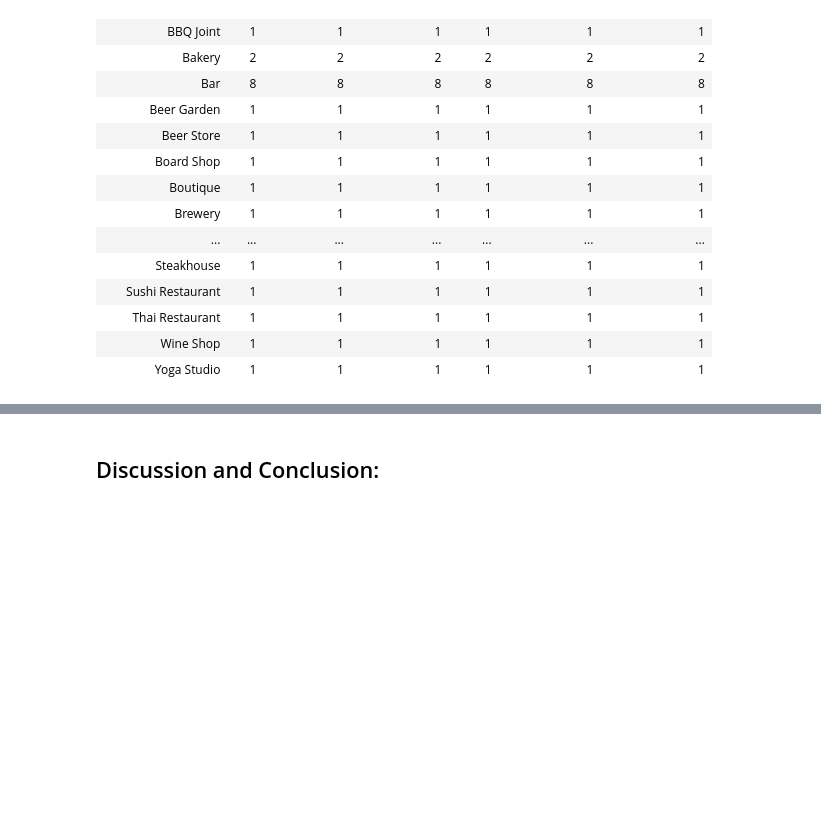
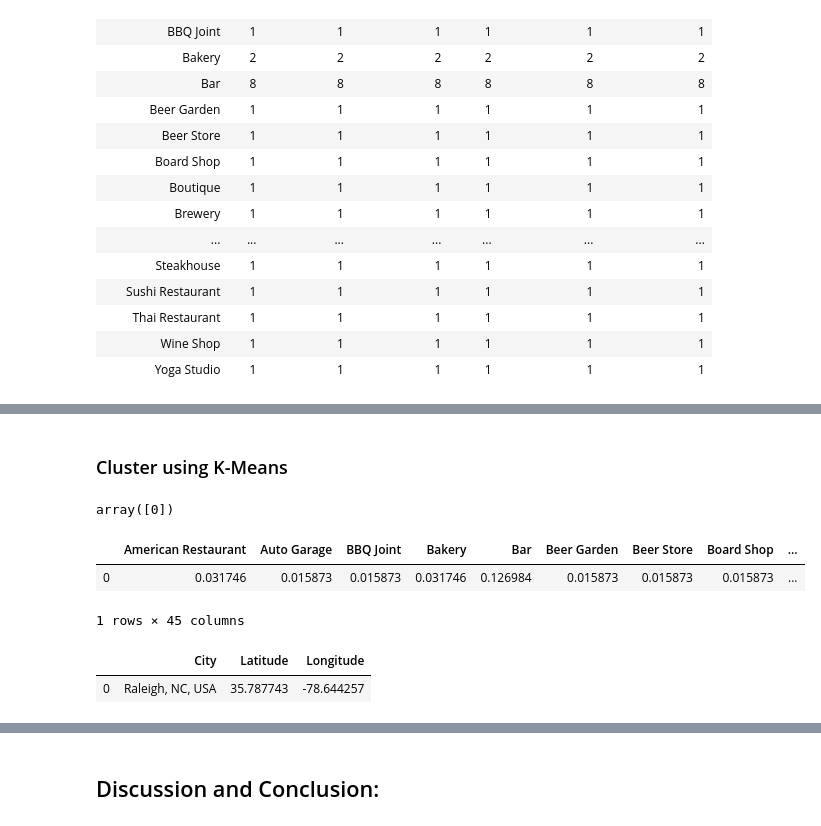
Before and after one commit to JL-coder/Coursera_Capstone, a Jupyter notebook: Battle of Neighborhoods.ipynb, the cells around one changed output, grey strips where cells are left out. Drawn from its saved outputs; the diff is of its cells as text; code cells hidden in the pictures; blank space fills up the shorter version.

```diff
--- a/Battle of Neighborhoods.ipynb
+++ b/Battle of Neighborhoods.ipynb
@@ -713,0 +797,27 @@ raleigh_venues.groupby('Venue Category').count()
+# %% [markdown]
+### Cluster using K-Means
+# %%
+kclusters = 1
+
+raleigh_grouped_clustering = raleigh_grouped.drop('City', 1)
+
+# run k-means clustering
+kmeans = KMeans(n_clusters=kclusters, random_state=0).fit(raleigh_grouped_clustering)
+
+# check cluster labels generated for each row in the dataframe
+kmeans.labels_
+# %% [output]
+array([0])
+# %%
+raleigh_grouped_clustering.head()
+# %% [output]
+|  | American Restaurant | Auto Garage | BBQ Joint | Bakery | Bar | Beer Garden | Beer Store | Board Shop | ... |
+| 0 | 0.031746 | 0.015873 | 0.015873 | 0.031746 | 0.126984 | 0.015873 | 0.015873 | 0.015873 | ... |
+1 rows × 45 columns
+# %%
+#Change column name so that index can be set here and the dataframes can be merged
+df_r = df_r.rename(columns = {'Location':'City'})
+df_r.head()
+# %% [output]
+|  | City | Latitude | Longitude |
+| 0 | Raleigh, NC, USA | 35.787743 | -78.644257 |
```
Also changed, not shown: parts of 21 cells of this notebook.
